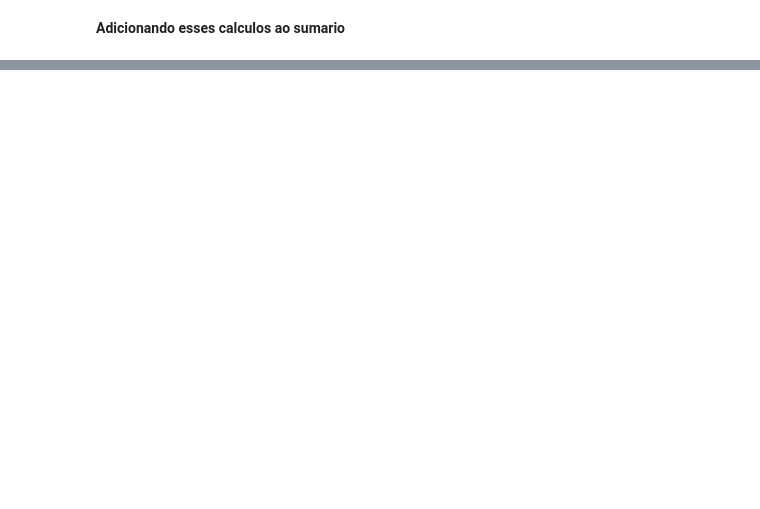
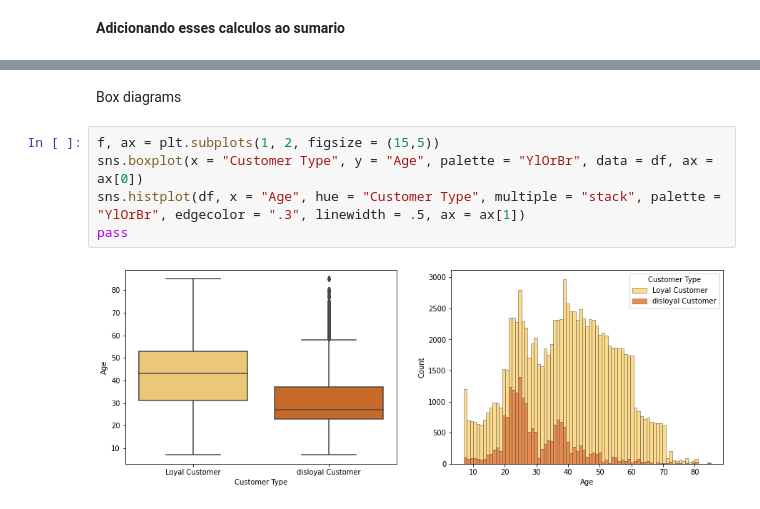
Before and after one commit to Pvcunha/introducao-ciencia-dados, a Jupyter notebook: introducao_ciencia_dados.ipynb, the cells around one changed output, grey strips where cells are left out. Drawn from its saved outputs; the diff is of its cells as text; blank space fills up the shorter version.

```diff
--- a/introducao_ciencia_dados.ipynb
+++ b/introducao_ciencia_dados.ipynb
@@ -659,0 +459,9 @@ sns.barplot(data =data_train, x = 'satisfaction',  y ='Flight Distance', palette
+# %% [markdown]
+Box diagrams
+# %%
+f, ax = plt.subplots(1, 2, figsize = (15,5))
+sns.boxplot(x = "Customer Type", y = "Age", palette = "YlOrBr", data = df, ax = ax[0])
+sns.histplot(df, x = "Age", hue = "Customer Type", multiple = "stack", palette = "YlOrBr", edgecolor = ".3", linewidth = .5, ax = ax[1])
+pass
+# %% [output]
+[figure, added]
```
Also changed, not shown: parts of 59 cells of this notebook.
